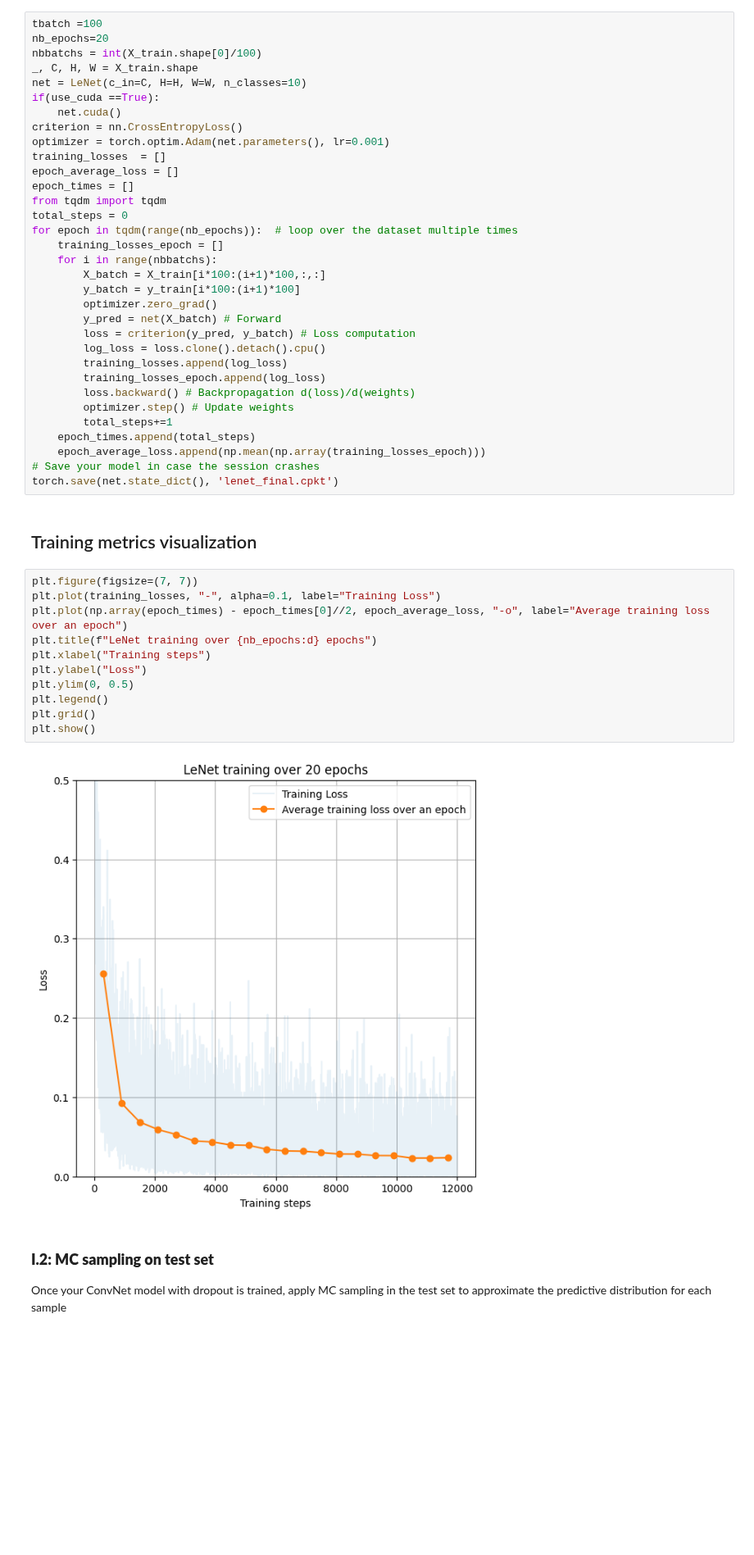
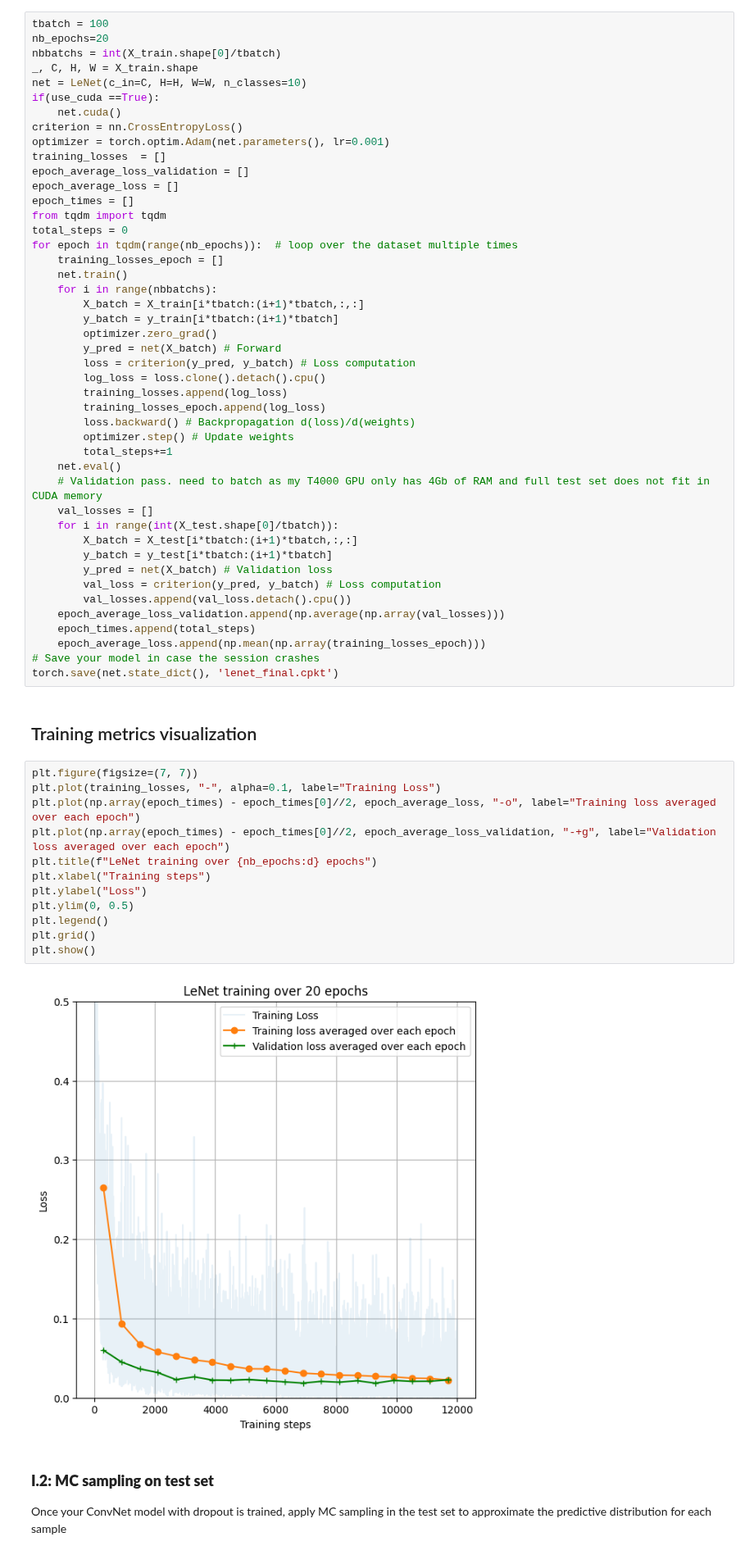
Before and after one commit to balthazarneveu/MVA23_DEEP_LEARNING_THEORY_FOUNDATIONS, a Jupyter notebook: TP3_uncertainty_applications.ipynb, the cells around one changed output. Shown at 82% size. Saved outputs shown, nothing was run; the diff lists cells and outputs as text; blank space fills up the shorter version.

Commit message:
add validation loss to training metrics

```diff
--- a/TP3_uncertainty_applications.ipynb
+++ b/TP3_uncertainty_applications.ipynb
@@ -105,9 +105,9 @@ unit_test_lenet_instance(X_train)
 # %% [markdown]
 **Train the network for 20 epochs**
 # %%
-tbatch =100
+tbatch = 100
 nb_epochs=20
-nbbatchs = int(X_train.shape[0]/100)
+nbbatchs = int(X_train.shape[0]/tbatch)
 _, C, H, W = X_train.shape
 net = LeNet(c_in=C, H=H, W=W, n_classes=10)
 if(use_cuda ==True):
@@ -115,15 +115,17 @@ if(use_cuda ==True):
 criterion = nn.CrossEntropyLoss()
 optimizer = torch.optim.Adam(net.parameters(), lr=0.001)
 training_losses  = []
+epoch_average_loss_validation = []
 epoch_average_loss = []
 epoch_times = []
 from tqdm import tqdm
 total_steps = 0
 for epoch in tqdm(range(nb_epochs)):  # loop over the dataset multiple times
     training_losses_epoch = []
+    net.train()
     for i in range(nbbatchs):
-        X_batch = X_train[i*100:(i+1)*100,:,:]
-        y_batch = y_train[i*100:(i+1)*100]
+        X_batch = X_train[i*tbatch:(i+1)*tbatch,:,:]
+        y_batch = y_train[i*tbatch:(i+1)*tbatch]
         optimizer.zero_grad()
         y_pred = net(X_batch) # Forward
         loss = criterion(y_pred, y_batch) # Loss computation
@@ -133,6 +135,16 @@ for epoch in tqdm(range(nb_epochs)):  # loop over the dataset multiple times
         loss.backward() # Backpropagation d(loss)/d(weights)
         optimizer.step() # Update weights
         total_steps+=1
+    net.eval()
+    # Validation pass. need to batch as my T4000 GPU only has 4Gb of RAM and full test set does not fit in CUDA memory
+    val_losses = []
+    for i in range(int(X_test.shape[0]/tbatch)):
+        X_batch = X_test[i*tbatch:(i+1)*tbatch,:,:]
+        y_batch = y_test[i*tbatch:(i+1)*tbatch]
+        y_pred = net(X_batch) # Validation loss
+        val_loss = criterion(y_pred, y_batch) # Loss computation
+        val_losses.append(val_loss.detach().cpu())
+    epoch_average_loss_validation.append(np.average(np.array(val_losses)))
     epoch_times.append(total_steps)
     epoch_average_loss.append(np.mean(np.array(training_losses_epoch)))
 # Save your model in case the session crashes
@@ -142,16 +154,17 @@ torch.save(net.state_dict(), 'lenet_final.cpkt')
 # %%
 plt.figure(figsize=(7, 7))
 plt.plot(training_losses, "-", alpha=0.1, label="Training Loss")
-plt.plot(np.array(epoch_times) - epoch_times[0]//2, epoch_average_loss, "-o", label="Average training loss over an epoch")
+plt.plot(np.array(epoch_times) - epoch_times[0]//2, epoch_average_loss, "-o", label="Training loss averaged over each epoch")
+plt.plot(np.array(epoch_times) - epoch_times[0]//2, epoch_average_loss_validation, "-+g", label="Validation loss averaged over each epoch")
 plt.title(f"LeNet training over {nb_epochs:d} epochs")
 plt.xlabel("Training steps")
 plt.ylabel("Loss")
 plt.ylim(0, 0.5)
 plt.legend()
 plt.grid()
 plt.show()
 # %% [output]
-[figure, old version]
+[figure, new version]
 # %% [markdown]
 ### **I.2: MC sampling on test set**
 Once your ConvNet model with dropout is trained, apply MC sampling in the test set to approximate the predictive distribution for each sample
```
Also changed, not shown: parts of 2 cells of this notebook.
